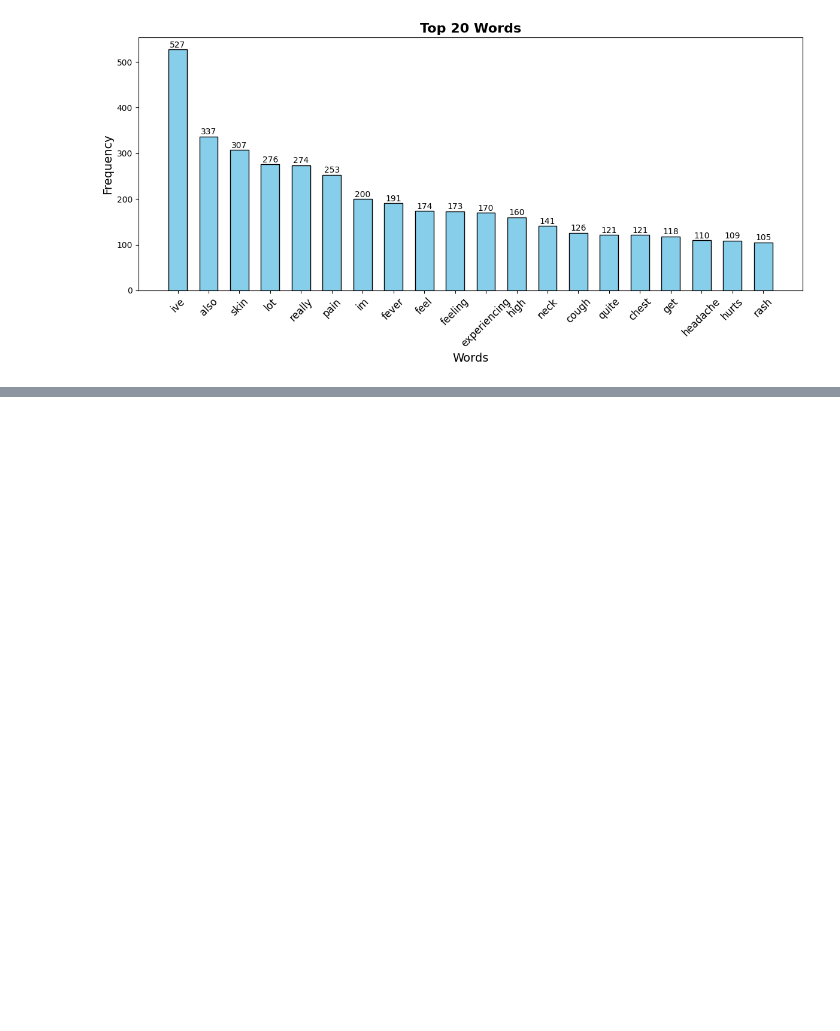
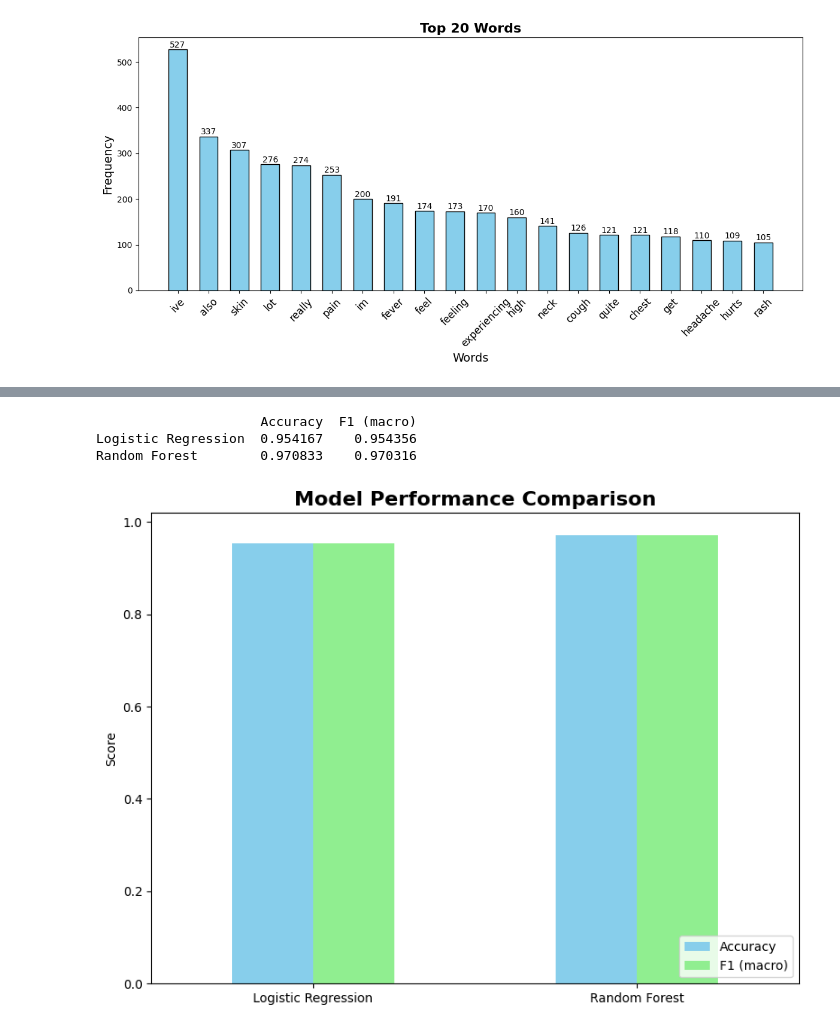
Before and after one commit to The9coder/dl-public-health-chatbot, a Jupyter notebook: eda_pipeline.ipynb, the cells around one changed output, grey strips where cells are left out. Saved outputs shown, nothing was run; the diff lists cells and outputs as text; code cells hidden in the pictures; blank space fills up the shorter version.

```diff
--- a/eda_pipeline.ipynb
+++ b/eda_pipeline.ipynb
@@ -163,0 +290,35 @@ plt.show()
+# %%
+import pandas as pd
+import matplotlib.pyplot as plt
+
+# Collect metrics
+results = {
+    "Logistic Regression": {
+        "Accuracy": accuracy_score(y_test, y_pred),
+        "F1 (macro)": classification_report(y_test, y_pred, output_dict=True)["macro avg"]["f1-score"]
+    },
+    "Random Forest": {
+        "Accuracy": accuracy_score(y_test, y_pred_rf),
+        "F1 (macro)": classification_report(y_test, y_pred_rf, output_dict=True)["macro avg"]["f1-score"]
+    }
+}
+
+# Convert to DataFrame
+results_df = pd.DataFrame(results).T
+
+# Display table
+print(results_df)
+
+# Bar chart comparison
+results_df.plot(kind="bar", figsize=(8,6), color=["skyblue","lightgreen"])
+plt.title("Model Performance Comparison", fontsize=16, weight="bold")
+plt.ylabel("Score")
+plt.xticks(rotation=0)
+plt.legend(loc="lower right")
+plt.tight_layout()
+plt.show()
+# %% [output]
+                     Accuracy  F1 (macro)
+Logistic Regression  0.954167    0.954356
+Random Forest        0.970833    0.970316
+[figure, added]
```
Also changed, not shown: parts of 17 cells of this notebook.
